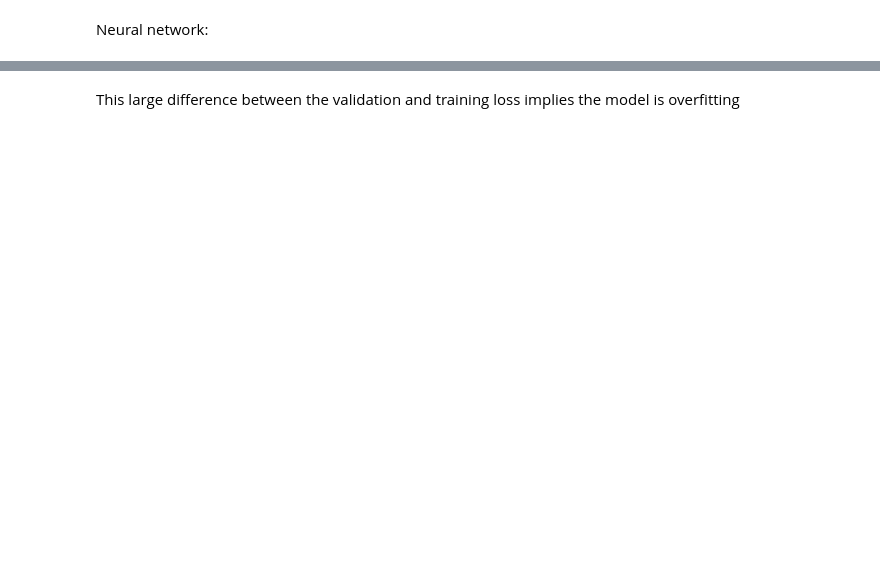
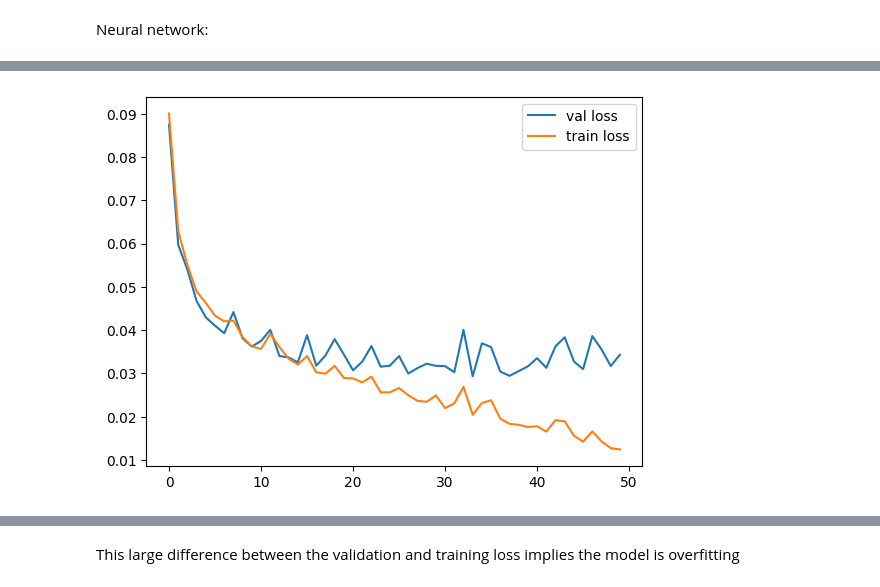
Before and after one commit to tom-jod/Helical_assesment, a Jupyter notebook: Assesment.ipynb, the cells around one changed output, grey strips where cells are left out. Drawn from its saved outputs; the diff is of its cells as text; code cells hidden in the pictures; blank space fills up the shorter version.

```diff
--- a/Assesment.ipynb
+++ b/Assesment.ipynb
@@ -429,3 +359,18 @@ def train_mode_MSE(model,
 
     model.eval()
     return model, global_train_losses, global_val_losses
+# %%
+X_train, X_val, y_train, y_val = train_test_split(x_model_dropped, y_encoded, test_size=0.1, random_state=42)
+
+
+classification_model = build_model([128,32],nn.ReLU())
+new_model = deepcopy(classification_model)
+print(new_model)
+new_model = train_model(new_model,
+                               torch.from_numpy(X_train),
+                               y_train,
+                               torch.from_numpy(X_val),
+                               y_val,
+                               optim.Adam(new_model.parameters(), lr=0.001),
+                               nn.CrossEntropyLoss())
+# %% [output]
@@ -432,3 +394,4 @@ def train_mode_MSE(model,
+[figure, added]
 # %%
 X_train, X_val, y_train, y_val = train_test_split(x_model_dropped, y_encoded, test_size=0.1, random_state=42)
 
```
Also changed, not shown: parts of 18 cells of this notebook.
